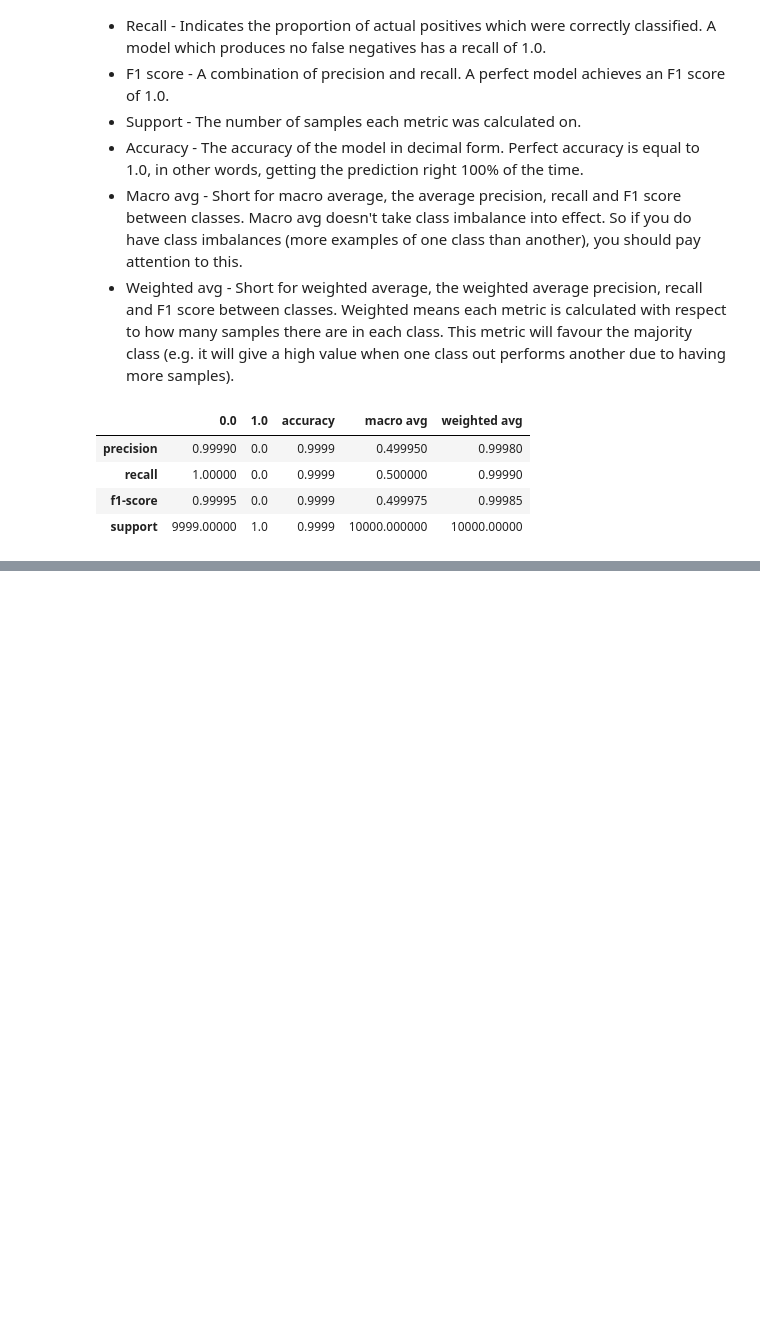
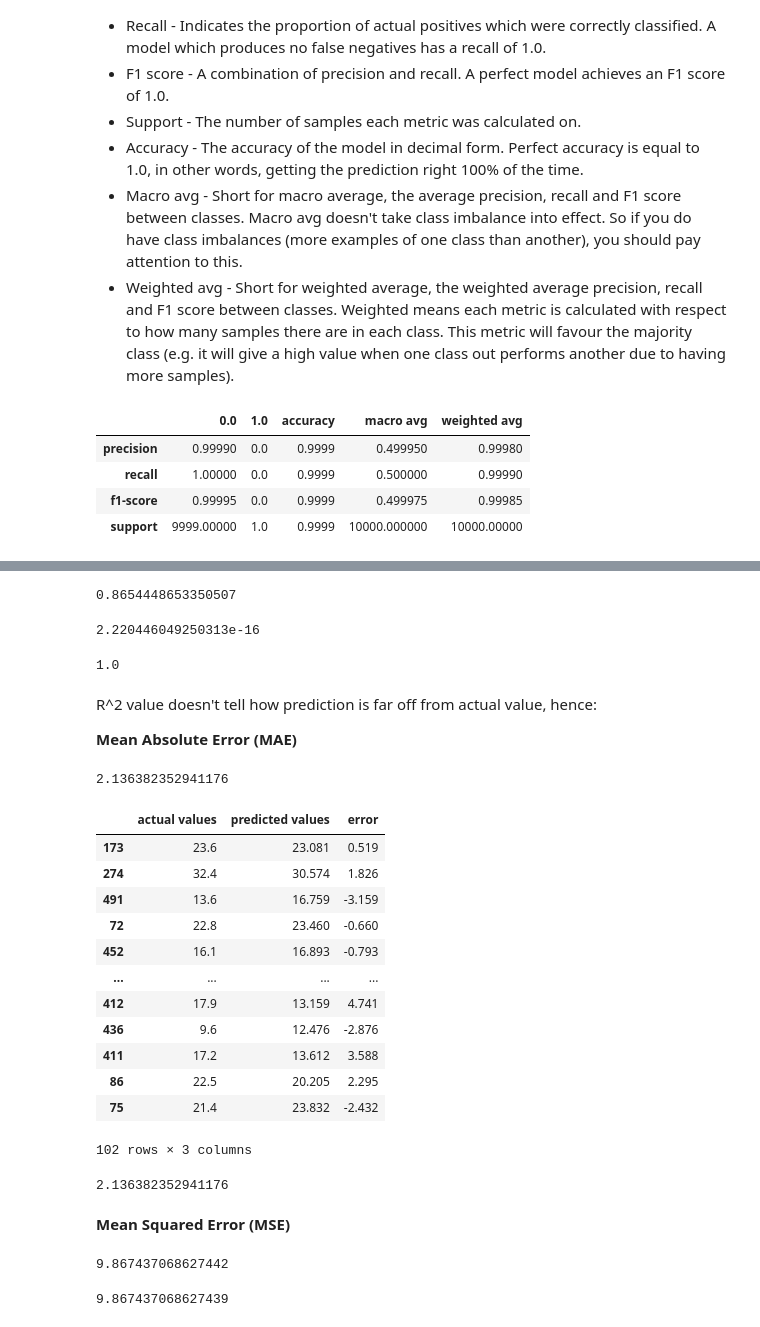
Before and after one commit to FlyingBobino/ML-Zero-To-Mastery-Course, a Jupyter notebook: scikit_learn/introduction-to-scikit-learn.ipynb, the cells around one changed output, grey strips where cells are left out. Cells and saved outputs as stored; diff of their text form; code cells hidden in the pictures; blank space fills up the shorter version.

Commit message:
Evaluating model - regression

```diff
--- a/scikit_learn/introduction-to-scikit-learn.ipynb
+++ b/scikit_learn/introduction-to-scikit-learn.ipynb
@@ -1363,0 +1355,74 @@ no changes added to commit (use "git add" and/or "git commit -a")
+# %%
+from sklearn.ensemble import RandomForestRegressor
+
+np.random.seed(42)
+
+X = boston_df.drop("target", axis = 1)
+y = boston_df["target"]
+
+X_train, X_test, y_train, y_test = train_test_split(X,y, test_size=0.2)
+
+model = RandomForestRegressor().fit(X_train, y_train)
+model.score(X_test, y_test) # by default R^2
+# %% [output]
+0.8654448653350507
+# %%
+from sklearn.metrics import r2_score
+
+# Fill an array with y_test mean
+y_test_mean = np.ones(len(y_test))*np.mean(y_test)
+#or
+y_test_mean = np.full(len(y_test), y_test.mean())
+r2_score(y_test, y_test_mean)
+# %% [output]
+2.220446049250313e-16
+# %%
+r2_score(y_test, y_test)
+# %% [output]
+1.0
+# %% [markdown]
+R^2 value doesn't tell how prediction is far off from actual value, hence:
+
+**Mean Absolute Error (MAE)**
+# %%
+from sklearn.metrics import mean_absolute_error
+
+y_preds = model.predict(X_test)
+mae = mean_absolute_error(y_test, y_preds)
+mae
+# %% [output]
+2.136382352941176
+# %%
+df = pd.DataFrame(data ={"actual values": y_test, "predicted values": y_preds, "error": y_test-y_preds})
+# %%
+df
+# %% [output]
+|  | actual values | predicted values | error |
+| 173 | 23.6 | 23.081 | 0.519 |
+| 274 | 32.4 | 30.574 | 1.826 |
+| 491 | 13.6 | 16.759 | -3.159 |
+| 72 | 22.8 | 23.460 | -0.660 |
+| 452 | 16.1 | 16.893 | -0.793 |
+| ... | ... | ... | ... |
+| 412 | 17.9 | 13.159 | 4.741 |
+| 436 | 9.6 | 12.476 | -2.876 |
+| 411 | 17.2 | 13.612 | 3.588 |
+| 86 | 22.5 | 20.205 | 2.295 |
+| 75 | 21.4 | 23.832 | -2.432 |
+102 rows × 3 columns
+# %%
+np.mean(abs(y_test-y_preds))
+# %% [output]
+2.136382352941176
+# %% [markdown]
+**Mean Squared Error (MSE)**
+# %%
+from sklearn.metrics import mean_squared_error
+mse = mean_squared_error(y_test, y_preds)
+mse
+# %% [output]
+9.867437068627442
+# %%
+np.mean((y_test-y_preds)**2)
+# %% [output]
+9.867437068627439
```
Also changed, not shown: parts of 35 cells of this notebook, 1 other file.
